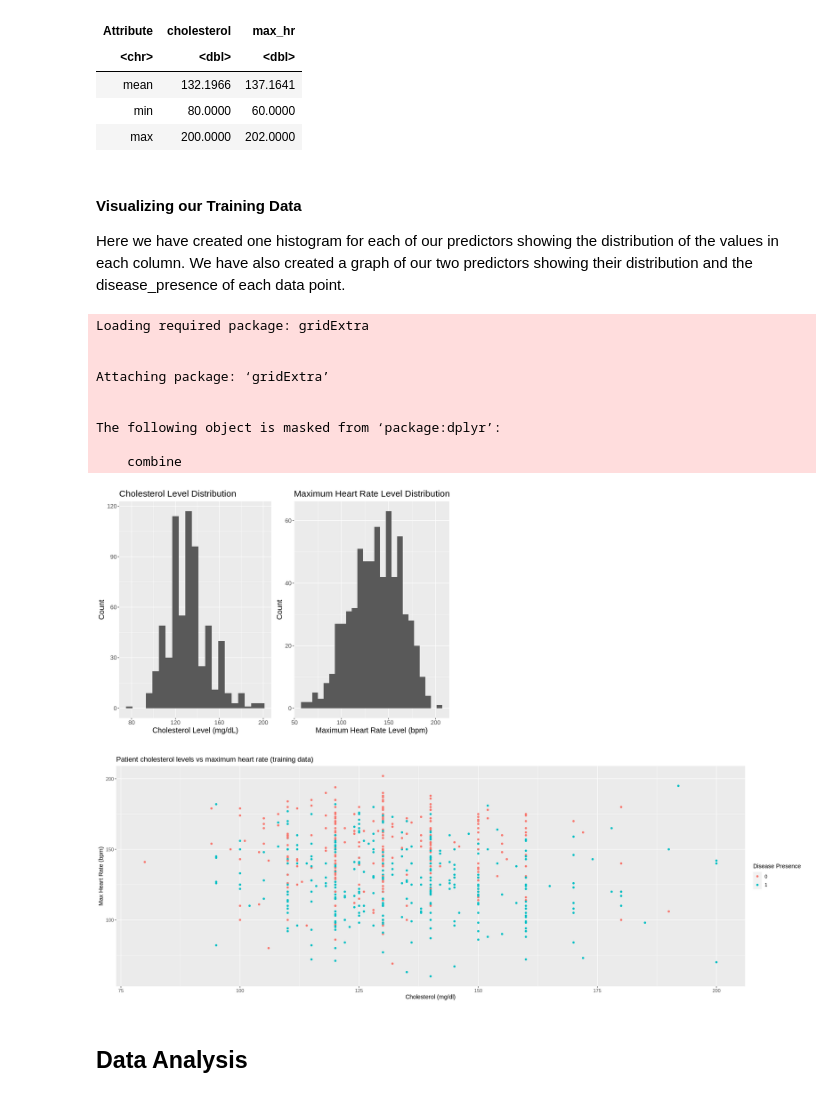
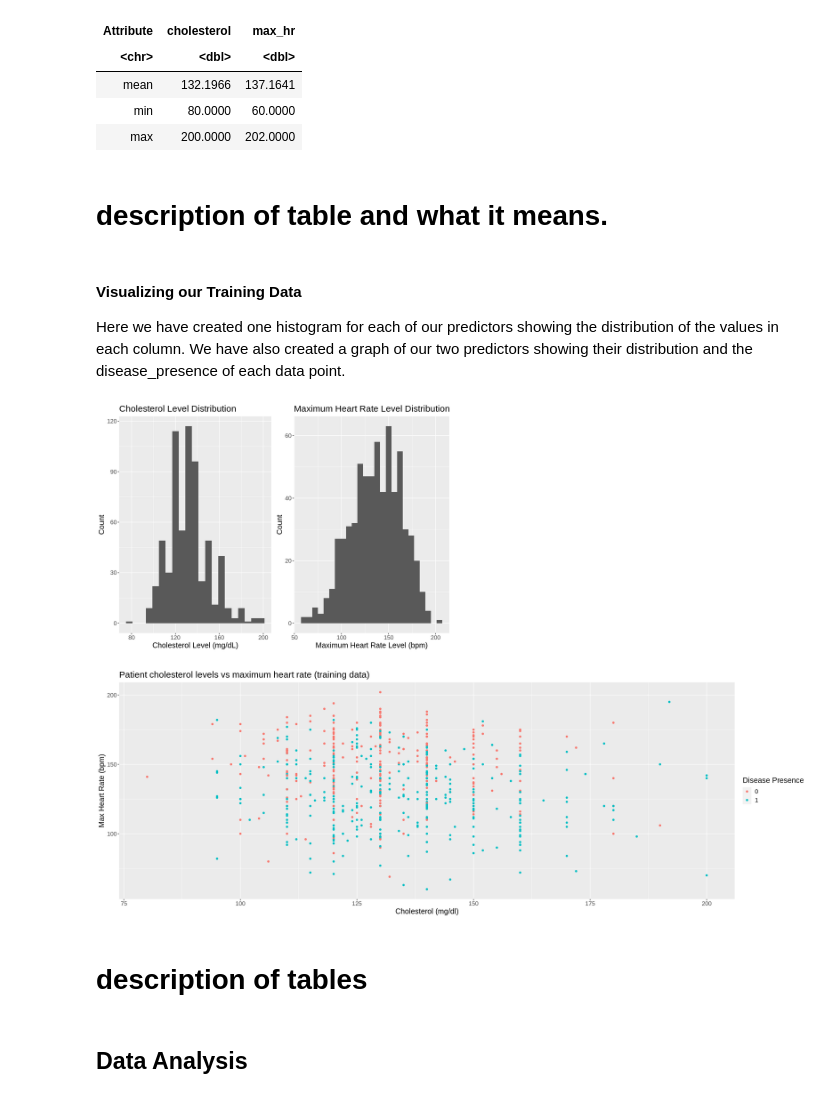
Before and after one commit to danielkaichis/dsci100_project, a Jupyter notebook: report.ipynb, the cells around one changed output. Cells and saved outputs as stored; diff of their text form; code cells hidden in the pictures.

```diff
--- a/report.ipynb
+++ b/report.ipynb
@@ -149,47 +157,43 @@ A tibble: 3 × 3
 | mean | 132.1966 | 137.1641 |
 | min | 80.0000 | 60.0000 |
 | max | 200.0000 | 202.0000 |
+# %% [markdown]
+# description of table and what it means.
 # %% [markdown]
 #### Visualizing our Training Data
 Here we have created one histogram for each of our predictors showing the distribution of the values in each column. We have also created a graph of our two predictors showing their distribution and the disease_presence of each data point.
 # %%
 require(gridExtra)
 options(repr.plot.height = 7, repr.plot.width = 20)
 cholesterol_histogram <- ggplot(heart_train, aes(x = cholesterol)) +
     geom_histogram(binwidth = 6) +
     xlab("Cholesterol Level (mg/dL)") +
     ylab("Count") +
     ggtitle("Cholesterol Level Distribution") +
     theme(text = element_text(size = 15))
 max_hr_histogram <- ggplot(heart_train, aes(x = max_hr)) +
     geom_histogram(binwidth = 6) +
     xlab("Maximum Heart Rate Level (bpm)") +
     ylab("Count") +
     ggtitle("Maximum Heart Rate Level Distribution") +
     theme(text = element_text(size = 15))
 
 grid.arrange(cholesterol_histogram, max_hr_histogram, ncol = 4)
 
 # plot max heart rate vs cholesterol from training data
 heart_plot <- ggplot(heart_train, aes(x = cholesterol, y = max_hr, color = disease_presence)) +
     geom_point() +
     labs(color = "Disease Presence", x = "Cholesterol (mg/dl)", y = "Max Heart Rate (bpm)") +
     theme(text = element_text(size = 12)) +
-    ggtitle("Patient cholesterol levels vs maximum heart rate (training data)")
+    ggtitle("Patient cholesterol levels vs maximum heart rate (training data)") +
+    theme(text = element_text(size = 15))
 
 heart_plot
 # %% [output]
-Loading required package: gridExtra
-
-
-Attaching package: ‘gridExtra’
-
-
-The following object is masked from ‘package:dplyr’:
-
-    combine
 [figure]
-[figure, old version]
+[figure, new version]
+# %% [markdown]
+# description of tables
 # %% [markdown]
 ## Data Analysis
 # %% [markdown]
```
Also changed, not shown: parts of 5 cells of this notebook.
